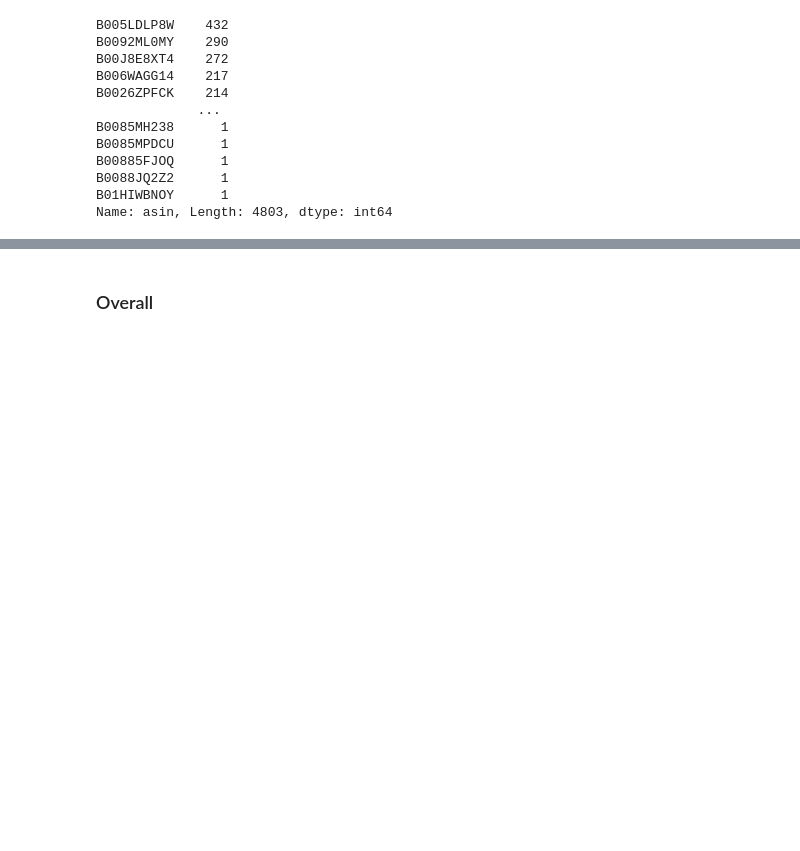
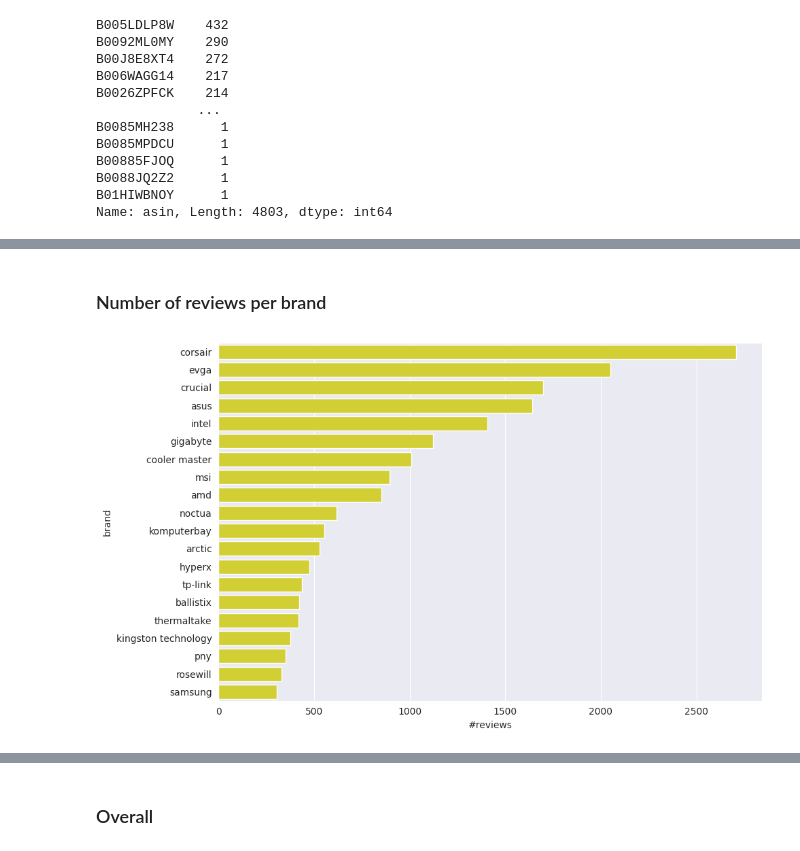
Before and after one commit to saiteki-kai/amazon-reviews, a Jupyter notebook: notebooks/02_analysis.ipynb, the cells around one changed output, grey strips where cells are left out. Cells and saved outputs as stored; diff of their text form; code cells hidden in the pictures; blank space fills up the shorter version.

```diff
--- a/notebooks/02_analysis.ipynb
+++ b/notebooks/02_analysis.ipynb
@@ -151,0 +183,12 @@ fig.tight_layout()
+# %% [markdown]
+### Number of reviews per brand
+# %%
+data = pd.DataFrame(Counter(data_df["brand"].tolist()).most_common(20))
+
+fig, ax = plt.subplots(figsize=(10, 6))
+sns.barplot(y=data[0], x=data[1], ax=ax, color=primary_color)
+ax.set_ylabel("brand")
+ax.set_xlabel("#reviews")
+fig.tight_layout()
+# %% [output]
+[figure, added]
```
Also changed, not shown: parts of 50 cells of this notebook.
